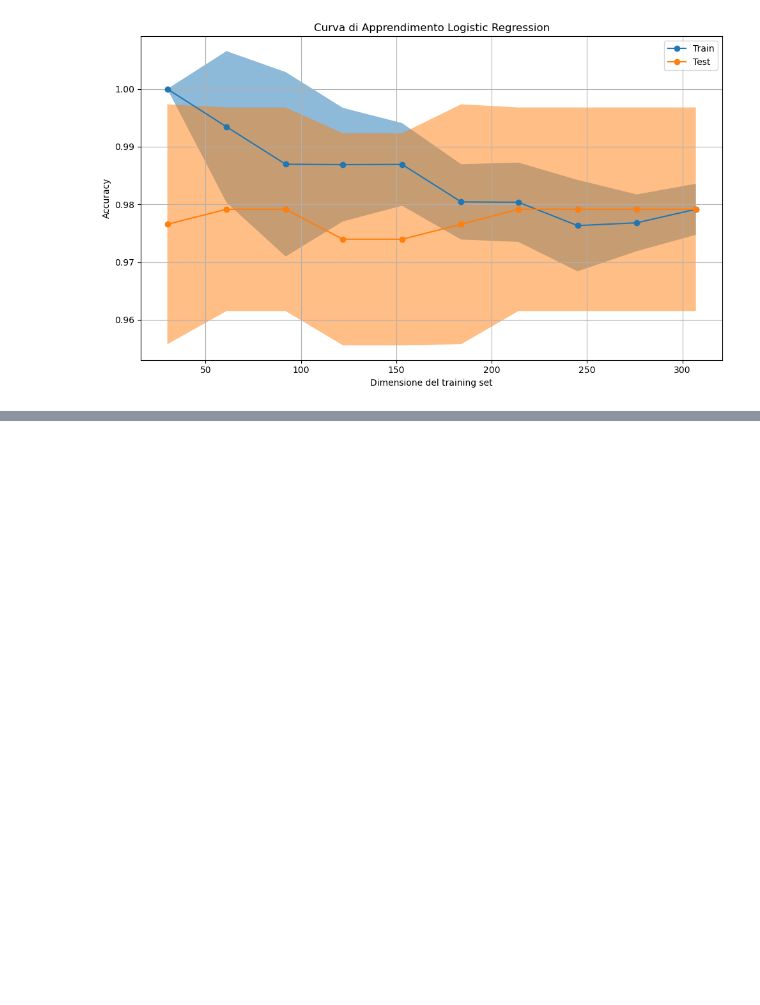
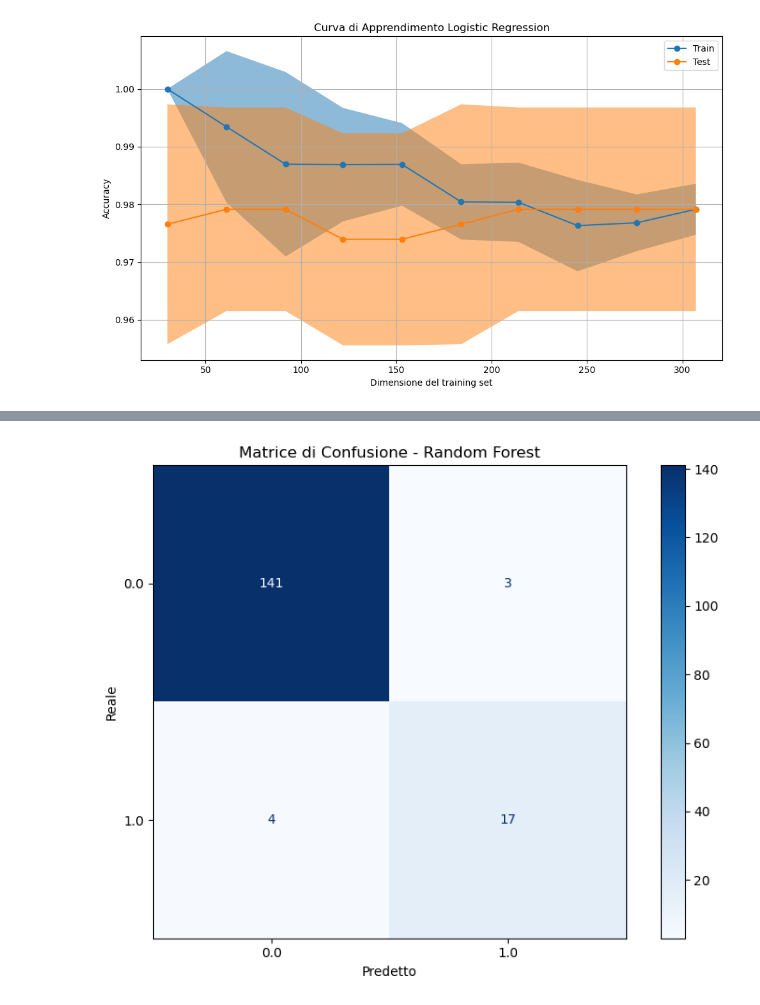
Before and after one commit to Surro03/Progetto_MachineLearning, a Jupyter notebook: puliziatraining.ipynb, the cells around one changed output, grey strips where cells are left out. Cells and saved outputs as stored; diff of their text form; code cells hidden in the pictures; blank space fills up the shorter version.

```diff
--- a/puliziatraining.ipynb
+++ b/puliziatraining.ipynb
@@ -240,3 +239,99 @@ weighted avg       0.96      0.96      0.96       165
 <Figure size 800x600 with 0 Axes>
 [figure]
 [figure]
+# %%
+from sklearn.ensemble import RandomForestClassifier
+# Definizione della griglia di iperparametri da esplorare
+param_grid = {
+    'n_estimators': [25, 50, 100],
+    'max_depth': [None, 5, 10, 15],
+    'min_samples_split': [3, 5, 10],
+    'max_features': ['log2', 'sqrt']
+}
+
+# Inizializzazione del modello base Random Forest
+rf = RandomForestClassifier(random_state=15)
+
+# Configurazione dello strumento GridSearchCV
+grid_search = GridSearchCV(
+    estimator=rf,
+    param_grid=param_grid,
+    cv=5,                 # 5-fold cross-validation
+    scoring='accuracy',   # Metrica di valutazione: accuratezza
+    n_jobs=-1,            # Utilizza tutti i core disponibili
+    verbose=1             # Output del progresso
+)
+
+
+grid_search.fit(X_train, y_train)
+
+X_train, X_test, y_train, y_test
+print("\nMigliori Iperparametri Trovati")
+# Identifica e stampa i migliori iperparametri e il loro punteggio
+print("Parametri Ottimali:", grid_search.best_params_)
+print(f"   Accuratezza CV Ottimale: {grid_search.best_score_:.4f}")
+print("Ottimizzazione completata. Modello migliore recuperato.\n")
+
+# Valutazione Finale sul Test Set
+print("Valutazione Finale del Modello")
+
+# Recupera il modello migliore già addestrato (con i parametri ottimali)
+model_forest = grid_search.best_estimator_
+
+# Valuta il modello migliore sul set di test SCALATO
+accuracy_rf = model_forest.score(X_test, y_test)
+print(f" Accuratezza sul Set di Test (dati mai visti): {accuracy_rf:.4f}")
+
+# Genera le previsioni sul test set scalato
+y_pred = model_forest.predict(X_test)
+
+print("\nReport di Classificazione Dettagliato")
+print(classification_report(y_test, y_pred))
+
+# Matrice di Confusione
+cm = confusion_matrix(y_test, y_pred)
+disp = ConfusionMatrixDisplay(confusion_matrix=cm, display_labels=np.unique(y_test))
+plt.figure(figsize=(8, 6))
+disp.plot(cmap='Blues', values_format='d', ax=plt.gca()) # Usa ax=plt.gca() per evitare deprecation warning in alcune versioni
+plt.title('Matrice di Confusione - Random Forest')
+plt.xlabel('Predetto')
+plt.ylabel('Reale')
+plt.tight_layout()
+plt.show()
+
+
+# Generazione della Learning Curve
+validation_params = {
+    "X": X_train,
+    "y": y_train,
+    "train_sizes": np.linspace(0.1, 1.0, 10),
+    "score_type": "both",
+    "n_jobs": 4,
+    "line_kw": {"marker": "o"},
+    "std_display_style": "fill_between",
+    "score_name": "Accuracy",
+}
+
+fig, ax = plt.subplots(figsize=(10, 6))
+LearningCurveDisplay.from_estimator(model_forest, ax=ax, **validation_params)
+
+ax.set_title("Curva di Apprendimento Random Forest")
+ax.set_xlabel("Dimensione del training set")
+ax.set_ylabel("Accuracy")
+ax.legend(loc='best')
+ax.grid(True)
+plt.tight_layout()
+plt.show()
+
+# Grafico Feature Importance
+importances = model_forest.feature_importances_
+feature_names = feature_cols# Usa i nomi delle colonne dai dati scalati
+feature_importance_series = pd.Series(importances, index=feature_names).sort_values(ascending=False)
+plt.figure(figsize=(10, 8))
+sns.barplot(x=feature_importance_series, y=feature_importance_series.index)
+plt.title('Importanza delle Feature del Random Forest Ottimizzato')
+plt.xlabel('Punteggio di Importanza (Gini Importance)')
+plt.ylabel('Feature')
+plt.tight_layout()
+plt.show()
+# %% [output]
@@ -242,0 +357 @@ weighted avg       0.96      0.96      0.96       165
+[figure, added]
```
Also changed, not shown: parts of 4 cells of this notebook.
